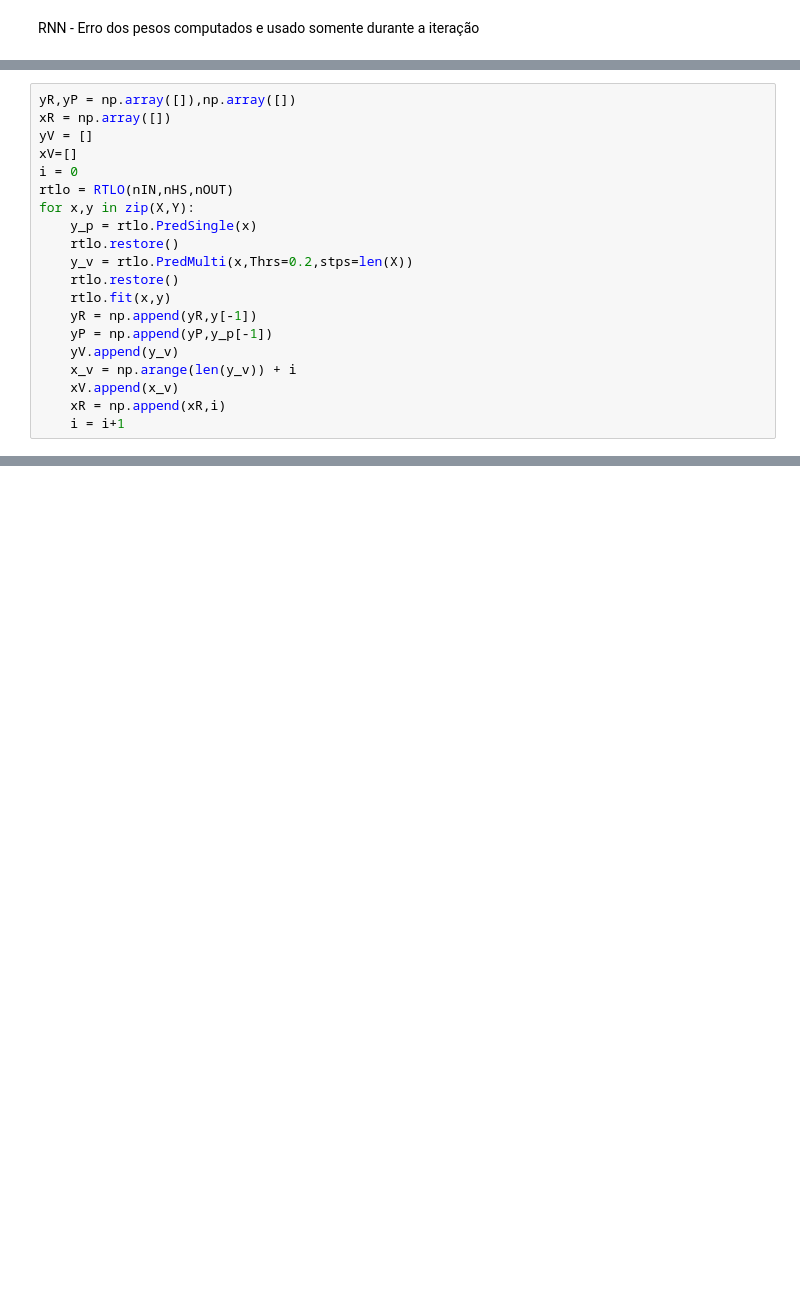
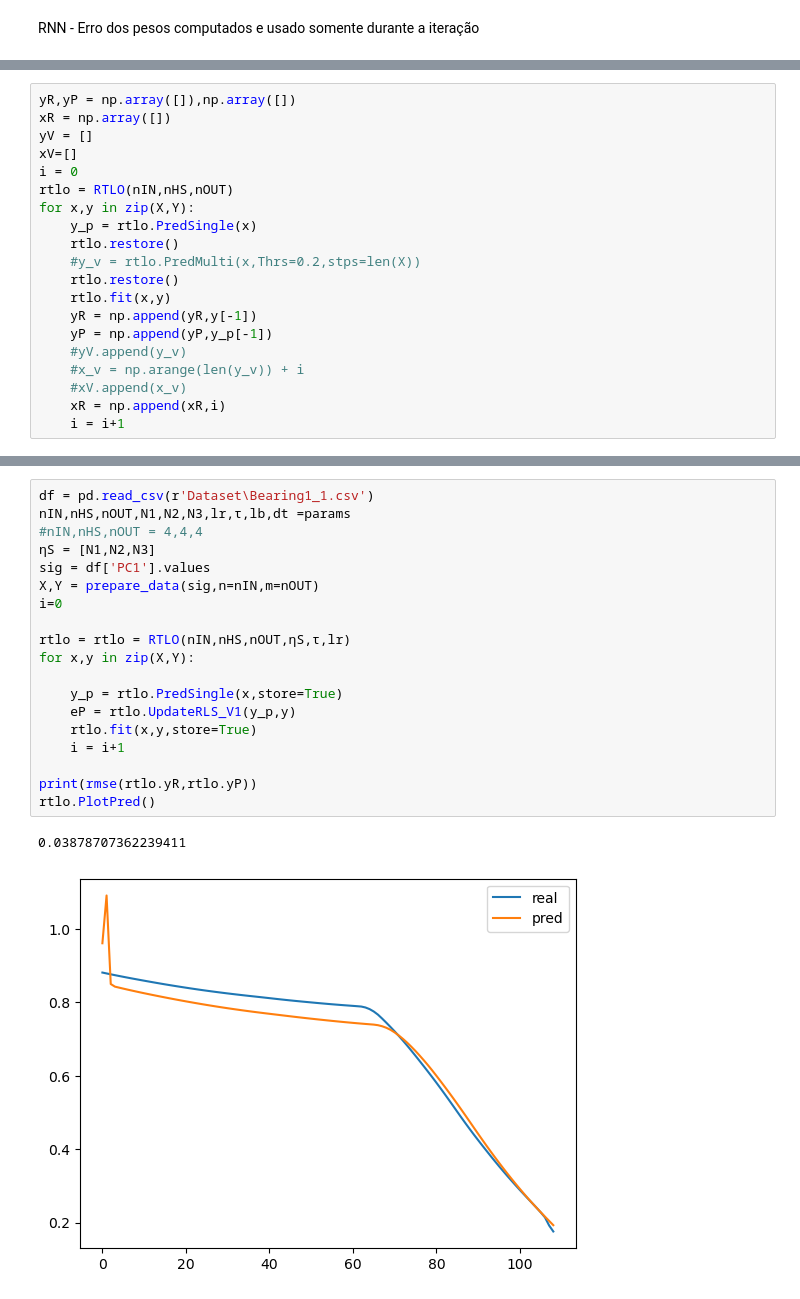
Before and after one commit to cduartes0203/Batteries_Prognostics, a Jupyter notebook: test_RTLO.ipynb, the cells around one changed output, grey strips where cells are left out. Saved outputs shown, nothing was run; the diff lists cells and outputs as text; blank space fills up the shorter version.

```diff
--- a/test_RTLO.ipynb
+++ b/test_RTLO.ipynb
@@ -201,13 +322,13 @@ rtlo = RTLO(nIN,nHS,nOUT)
 for x,y in zip(X,Y):
     y_p = rtlo.PredSingle(x)
     rtlo.restore()
-    y_v = rtlo.PredMulti(x,Thrs=0.2,stps=len(X))
+    #y_v = rtlo.PredMulti(x,Thrs=0.2,stps=len(X))
     rtlo.restore()
     rtlo.fit(x,y)
     yR = np.append(yR,y[-1])
     yP = np.append(yP,y_p[-1])
-    yV.append(y_v)
-    x_v = np.arange(len(y_v)) + i
-    xV.append(x_v)
+    #yV.append(y_v)
+    #x_v = np.arange(len(y_v)) + i
+    #xV.append(x_v)
     xR = np.append(xR,i)
     i = i+1
@@ -286,0 +418,22 @@ plt.plot(erroP)
+# %%
+df = pd.read_csv(r'Dataset\Bearing1_1.csv')
+nIN,nHS,nOUT,N1,N2,N3,lr,τ,lb,dt =params
+#nIN,nHS,nOUT = 4,4,4
+ηS = [N1,N2,N3]
+sig = df['PC1'].values
+X,Y = prepare_data(sig,n=nIN,m=nOUT)
+i=0
+
+rtlo = rtlo = RTLO(nIN,nHS,nOUT,ηS,τ,lr)
+for x,y in zip(X,Y):
+
+    y_p = rtlo.PredSingle(x,store=True)
+    eP = rtlo.UpdateRLS_V1(y_p,y)
+    rtlo.fit(x,y,store=True)
+    i = i+1
+
+print(rmse(rtlo.yR,rtlo.yP))
+rtlo.PlotPred()
+# %% [output]
+0.03878707362239411
+[figure, added]
```
Also changed, not shown: parts of 14 cells of this notebook, 3 other files.
